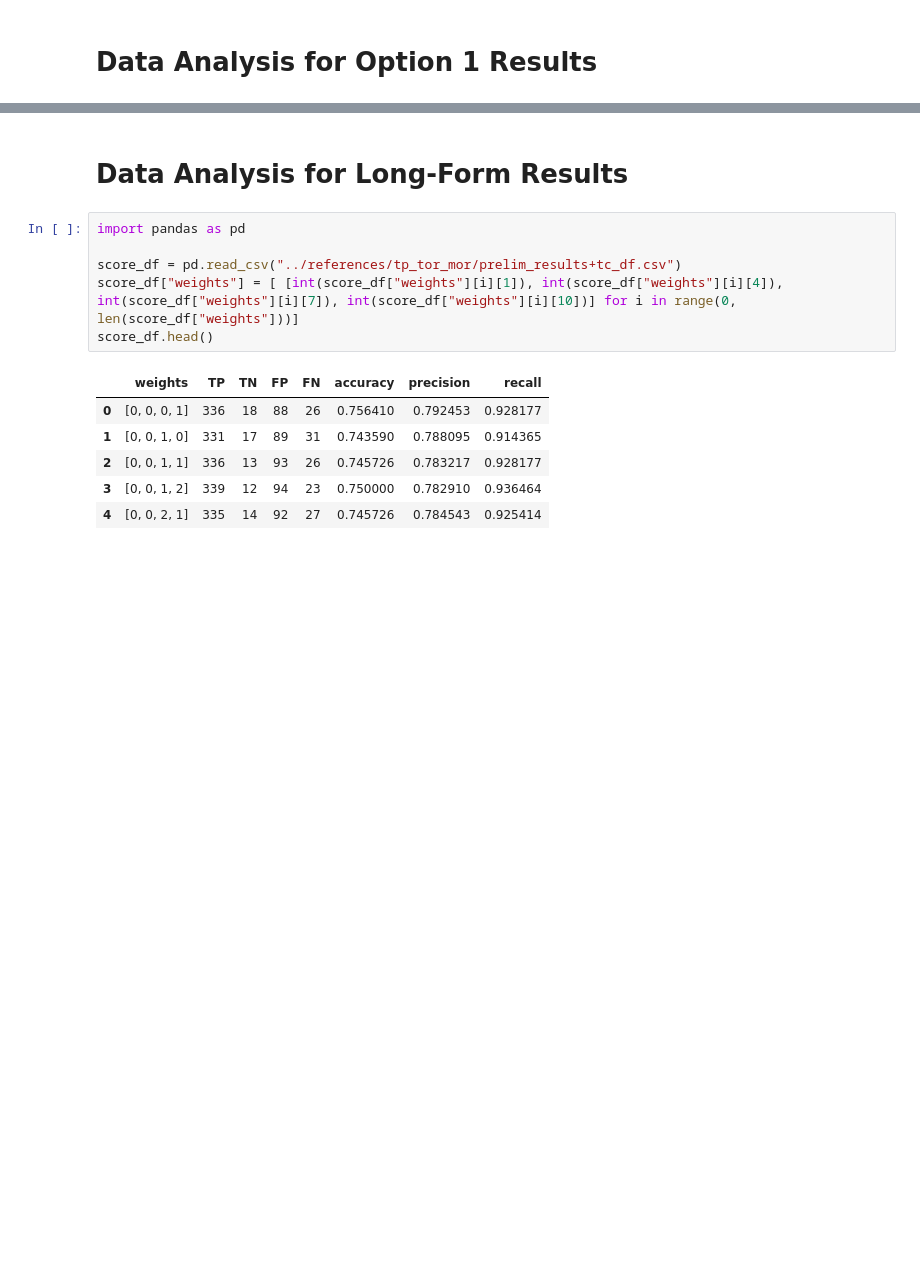
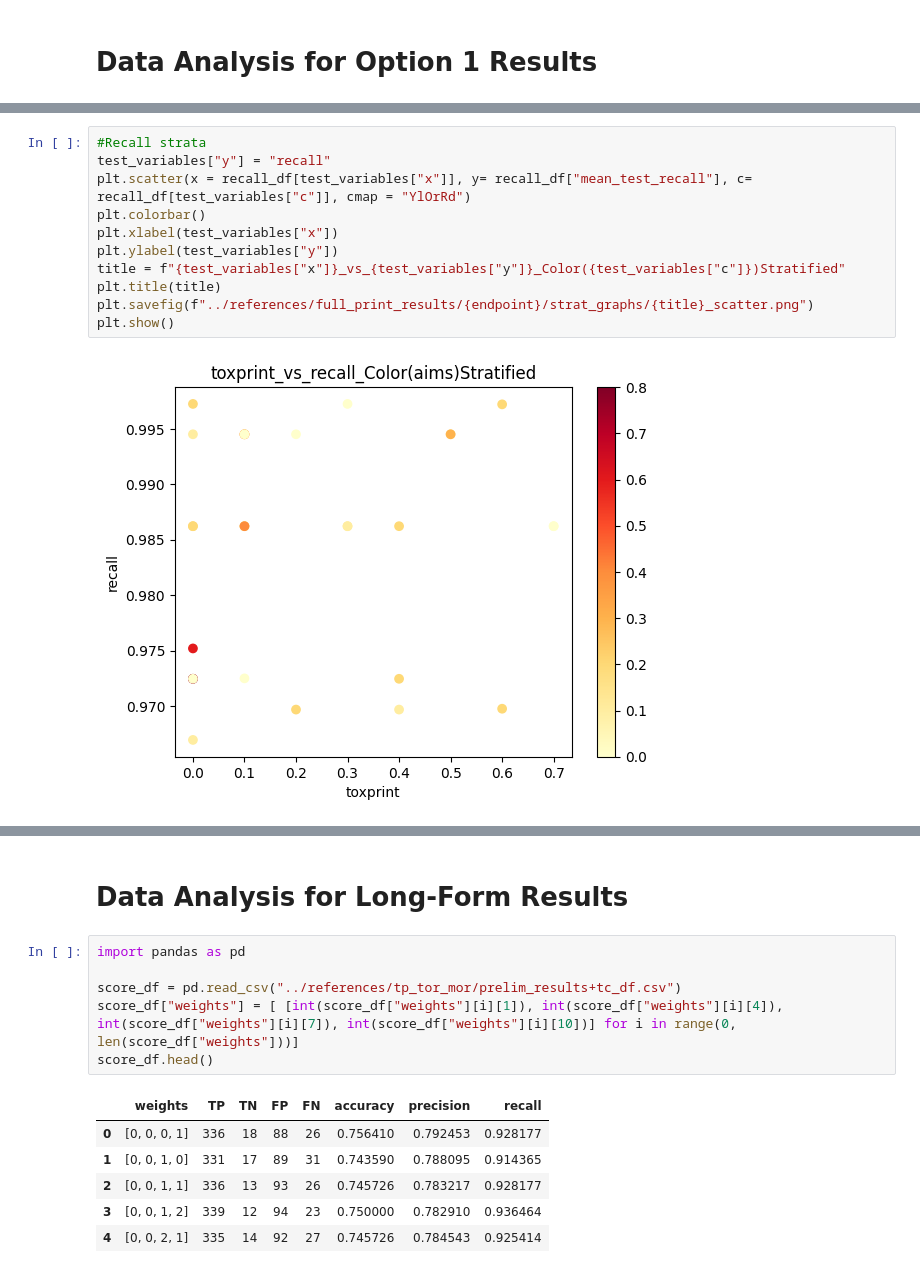
Before and after one commit to patlewig/genra-hybrid, a Jupyter notebook: notebooks/03-ajl-data_analysis.ipynb, the cells around one changed output, grey strips where cells are left out. Cells and saved outputs as stored; diff of their text form; blank space fills up the shorter version.

```diff
--- a/notebooks/03-ajl-data_analysis.ipynb
+++ b/notebooks/03-ajl-data_analysis.ipynb
@@ -135,0 +195,13 @@ plt.show()
+# %%
+#Recall strata
+test_variables["y"] = "recall"
+plt.scatter(x = recall_df[test_variables["x"]], y= recall_df["mean_test_recall"], c= recall_df[test_variables["c"]], cmap = "YlOrRd")
+plt.colorbar()
+plt.xlabel(test_variables["x"])
+plt.ylabel(test_variables["y"])
+title = f"{test_variables["x"]}_vs_{test_variables["y"]}_Color({test_variables["c"]})Stratified"
+plt.title(title)
+plt.savefig(f"../references/full_print_results/{endpoint}/strat_graphs/{title}_scatter.png")
+plt.show()
+# %% [output]
+[figure, added]
```
Also changed, not shown: parts of 39 cells of this notebook, 2 other files.
